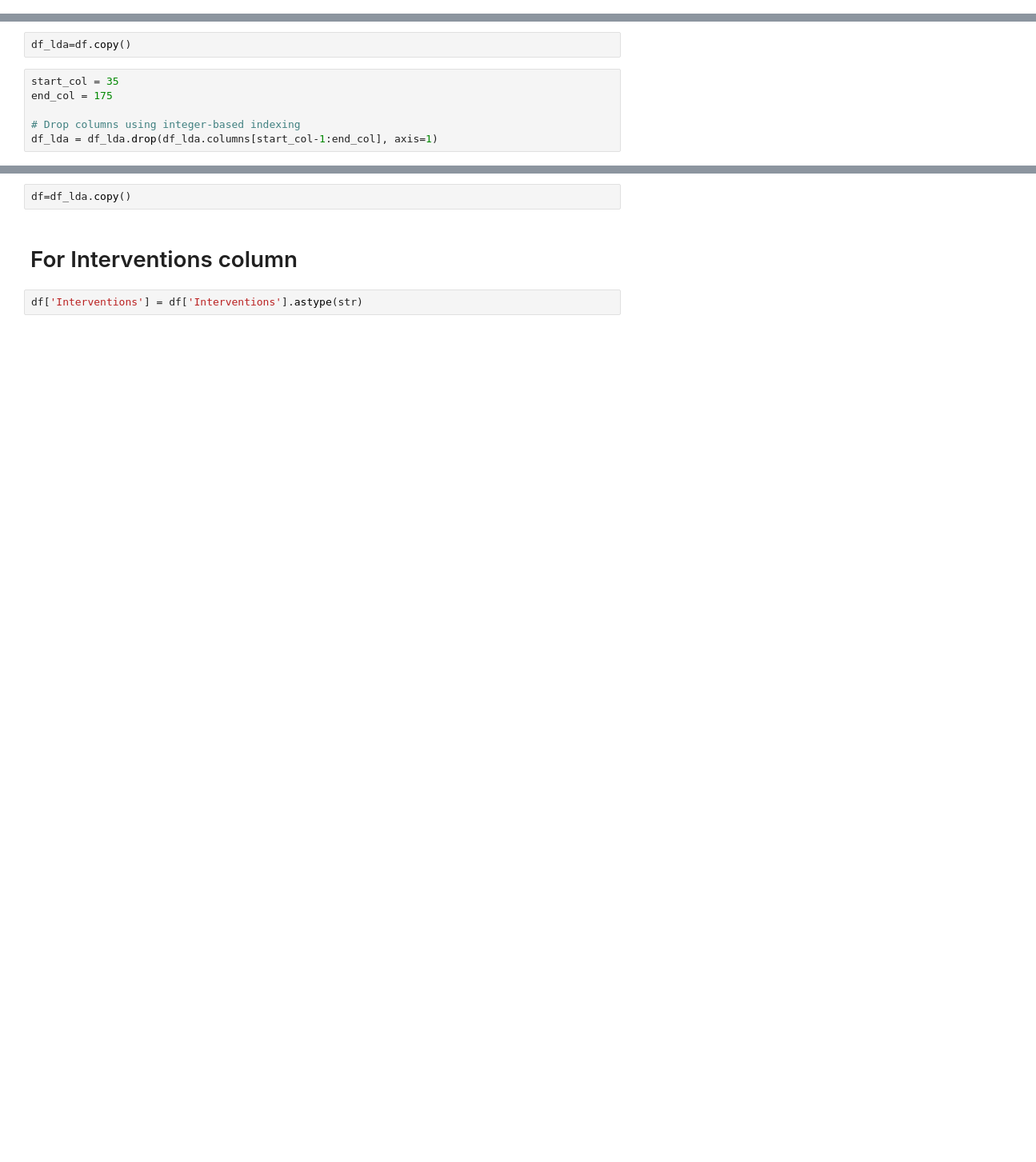
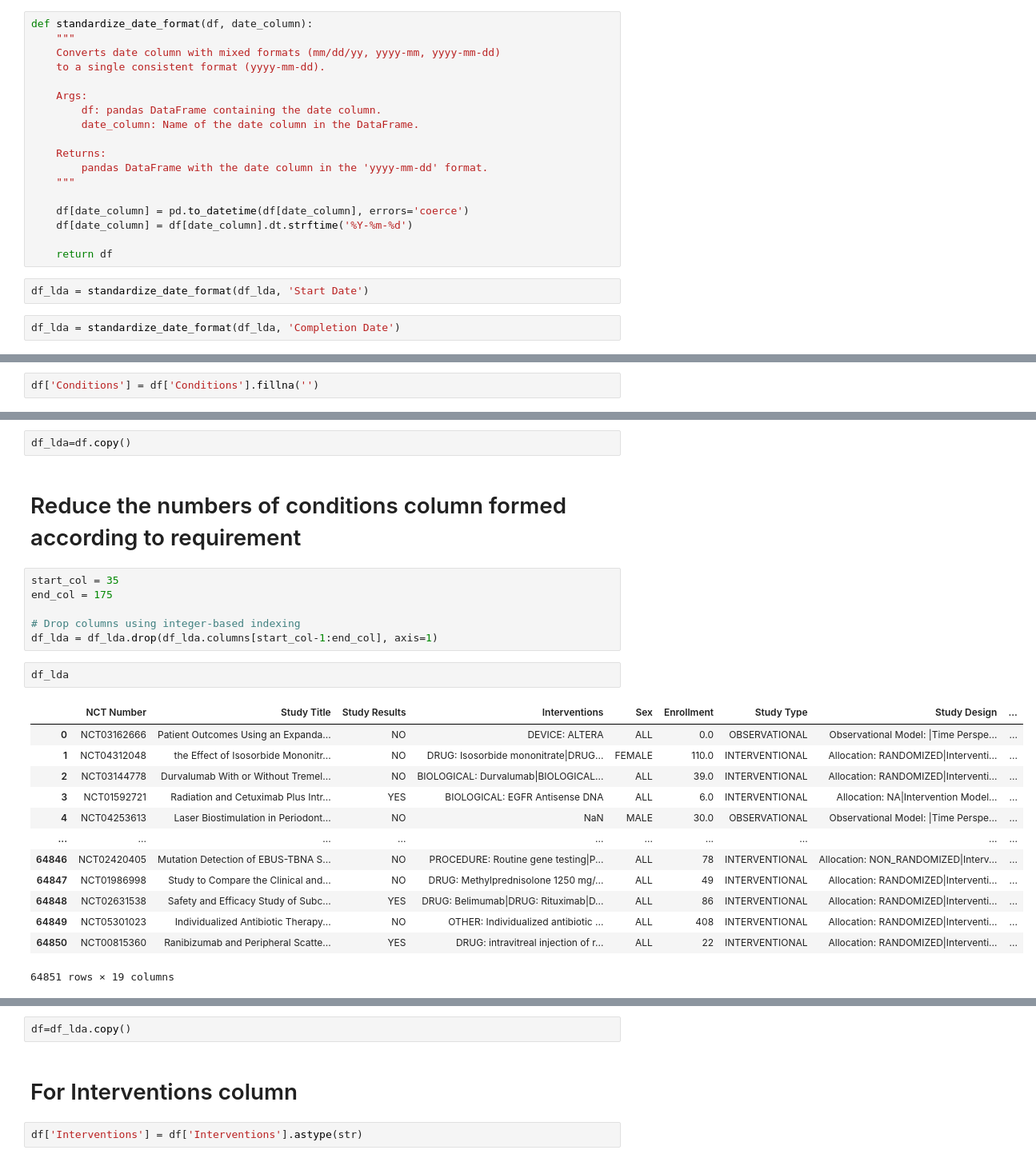
Before and after one commit to AtulSingh2205/Clinical-trials-completion-prediction, a Jupyter notebook: expt-checkpoint.ipynb, the cells around one changed output, grey strips where cells are left out. Shown: that part at 80% size. Cells and saved outputs as stored; diff of their text form; blank space fills up the shorter version.

```diff
--- a/expt-checkpoint.ipynb
+++ b/expt-checkpoint.ipynb
@@ -91,0 +54,22 @@ df_lda.drop(['Start Date','Completion Date'],axis=1,inplace=True)
+# %%
+def standardize_date_format(df, date_column):
+    """
+    Converts date column with mixed formats (mm/dd/yy, yyyy-mm, yyyy-mm-dd)
+    to a single consistent format (yyyy-mm-dd).
+
+    Args:
+        df: pandas DataFrame containing the date column.
+        date_column: Name of the date column in the DataFrame.
+
+    Returns:
+        pandas DataFrame with the date column in the 'yyyy-mm-dd' format.
+    """
+
+    df[date_column] = pd.to_datetime(df[date_column], errors='coerce')
+    df[date_column] = df[date_column].dt.strftime('%Y-%m-%d')
+
+    return df
+# %%
+df_lda = standardize_date_format(df_lda, 'Start Date')
+# %%
+df_lda = standardize_date_format(df_lda, 'Completion Date')
@@ -97,6 +88,8 @@ df=df_lda.copy()
 <span style="color: blue;">To minimize information loss, three of the four selected textual columns (Condition, Interventions, Study Design) were transformed into a set of categorical features. Subsequently, the 'Study Title' column was filtered using these newly created categorical features to effectively extract the objectives of the clinical trials. Study title feature was then preprocessed for word embedding</span>
 # %% [markdown]
 # For Conditions column
+# %%
+df['Conditions'] = df['Conditions'].fillna('')
 # %%
 
 df['Conditions'] = df['Conditions'].str.replace('|', ',')
@@ -117,10 +110,28 @@ df = pd.concat([df, new_df], axis=1)
 df = df.drop('Conditions', axis=1)
 # %%
 df_lda=df.copy()
+# %% [markdown]
+# Reduce the numbers of conditions column formed according to requirement
 # %%
 start_col = 35
 end_col = 175
 
 # Drop columns using integer-based indexing
 df_lda = df_lda.drop(df_lda.columns[start_col-1:end_col], axis=1)
+# %%
+df_lda
+# %% [output]
+|  | NCT Number | Study Title | Study Results | Interventions | Sex | Enrollment | Study Type | Study Design | ... |
+| 0 | NCT03162666 | Patient Outcomes Using an Expanda... | NO | DEVICE: ALTERA | ALL | 0.0 | OBSERVATIONAL | Observational Model: |Time Perspe... | ... |
+| 1 | NCT04312048 | the Effect of Isosorbide Mononitr... | NO | DRUG: Isosorbide mononitrate|DRUG... | FEMALE | 110.0 | INTERVENTIONAL | Allocation: RANDOMIZED|Interventi... | ... |
+| 2 | NCT03144778 | Durvalumab With or Without Tremel... | NO | BIOLOGICAL: Durvalumab|BIOLOGICAL... | ALL | 39.0 | INTERVENTIONAL | Allocation: RANDOMIZED|Interventi... | ... |
+| 3 | NCT01592721 | Radiation and Cetuximab Plus Intr... | YES | BIOLOGICAL: EGFR Antisense DNA | ALL | 6.0 | INTERVENTIONAL | Allocation: NA|Intervention Model... | ... |
+| 4 | NCT04253613 | Laser Biostimulation in Periodont... | NO | NaN | MALE | 30.0 | OBSERVATIONAL | Observational Model: |Time Perspe... | ... |
+| ... | ... | ... | ... | ... | ... | ... | ... | ... | ... |
+| 64846 | NCT02420405 | Mutation Detection of EBUS-TBNA S... | NO | PROCEDURE: Routine gene testing|P... | ALL | 78 | INTERVENTIONAL | Allocation: NON_RANDOMIZED|Interv... | ... |
+| 64847 | NCT01986998 | Study to Compare the Clinical and... | NO | DRUG: Methylprednisolone 1250 mg/... | ALL | 49 | INTERVENTIONAL | Allocation: RANDOMIZED|Interventi... | ... |
+| 64848 | NCT02631538 | Safety and Efficacy Study of Subc... | YES | DRUG: Belimumab|DRUG: Rituximab|D... | ALL | 86 | INTERVENTIONAL | Allocation: RANDOMIZED|Interventi... | ... |
+| 64849 | NCT05301023 | Individualized Antibiotic Therapy... | NO | OTHER: Individualized antibiotic ... | ALL | 408 | INTERVENTIONAL | Allocation: RANDOMIZED|Interventi... | ... |
+| 64850 | NCT00815360 | Ranibizumab and Peripheral Scatte... | YES | DRUG: intravitreal injection of r... | ALL | 22 | INTERVENTIONAL | Allocation: RANDOMIZED|Interventi... | ... |
+64851 rows × 19 columns
 # %%
```
Also changed, not shown: parts of 41 cells of this notebook.
